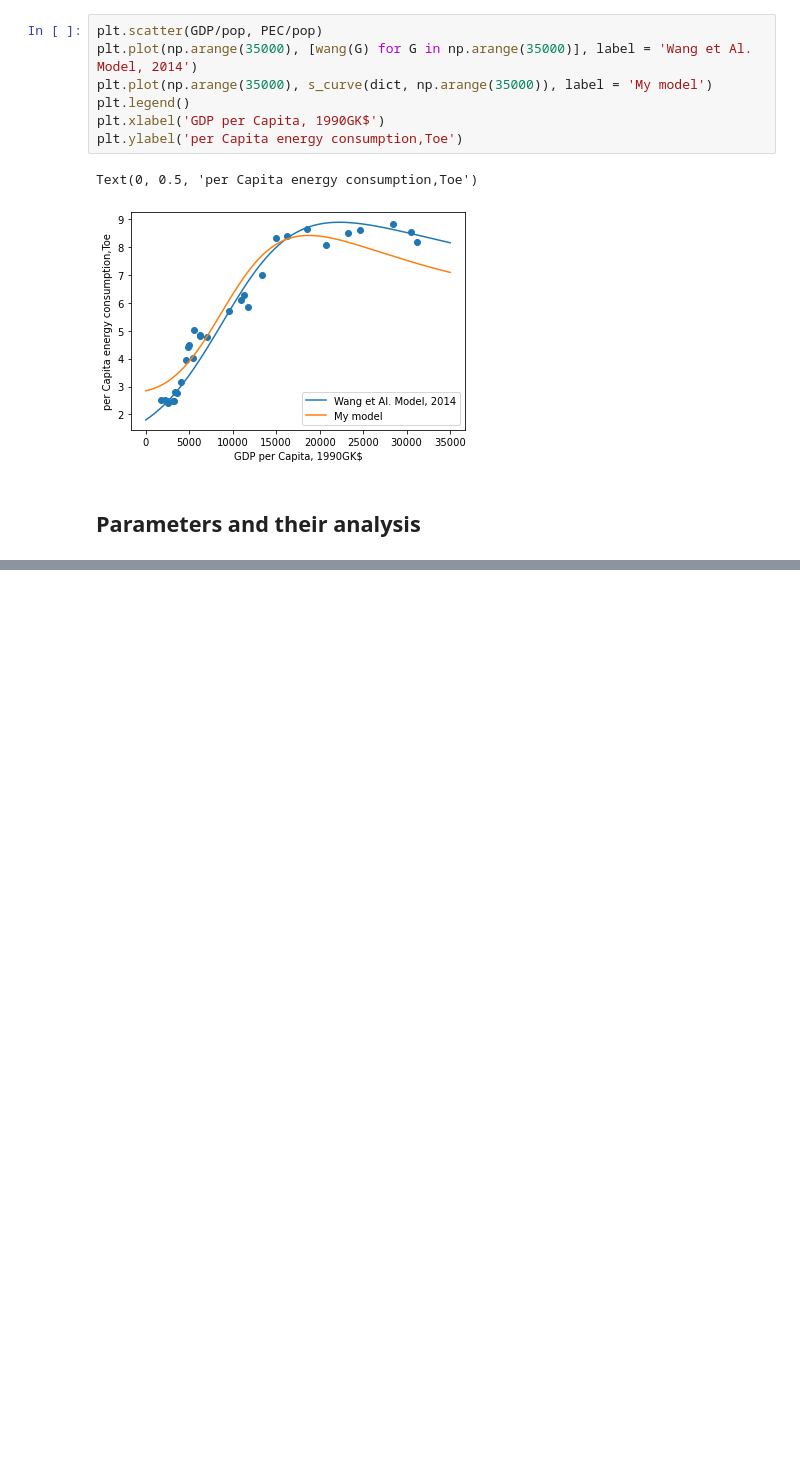
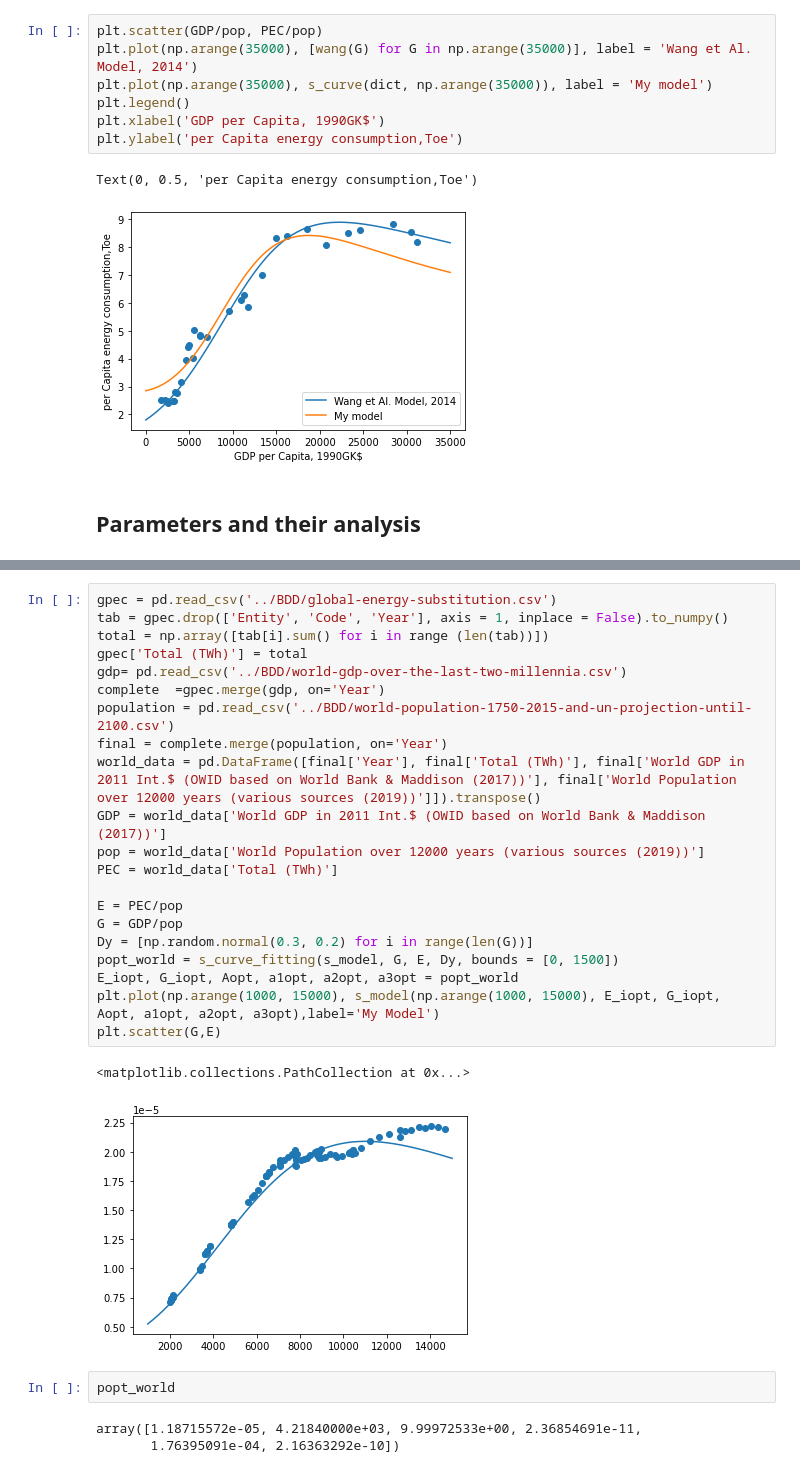
Before and after one commit to leatrin/EnergyLimits, a Jupyter notebook: Codes/S-curve-USA - cleanv.ipynb, the cells around one changed output, grey strips where cells are left out. Cells and saved outputs as stored; diff of their text form; blank space fills up the shorter version.

```diff
--- a/Codes/S-curve-USA - cleanv.ipynb
+++ b/Codes/S-curve-USA - cleanv.ipynb
@@ -172,0 +265,29 @@ Text(0, 0.5, 'per Capita energy consumption,Toe')
+# %%
+gpec = pd.read_csv('../BDD/global-energy-substitution.csv')
+tab = gpec.drop(['Entity', 'Code', 'Year'], axis = 1, inplace = False).to_numpy()
+total = np.array([tab[i].sum() for i in range (len(tab))])
+gpec['Total (TWh)'] = total
+gdp= pd.read_csv('../BDD/world-gdp-over-the-last-two-millennia.csv')
+complete  =gpec.merge(gdp, on='Year')
+population = pd.read_csv('../BDD/world-population-1750-2015-and-un-projection-until-2100.csv')
+final = complete.merge(population, on='Year')
+world_data = pd.DataFrame([final['Year'], final['Total (TWh)'], final['World GDP in 2011 Int.$ (OWID based on World Bank & Maddison (2017))'], final['World Population over 12000 years (various sources (2019))']]).transpose()
+GDP = world_data['World GDP in 2011 Int.$ (OWID based on World Bank & Maddison (2017))']
+pop = world_data['World Population over 12000 years (various sources (2019))']
+PEC = world_data['Total (TWh)']
+
+E = PEC/pop
+G = GDP/pop
+Dy = [np.random.normal(0.3, 0.2) for i in range(len(G))]
+popt_world = s_curve_fitting(s_model, G, E, Dy, bounds = [0, 1500])
+E_iopt, G_iopt, Aopt, a1opt, a2opt, a3opt = popt_world
+plt.plot(np.arange(1000, 15000), s_model(np.arange(1000, 15000), E_iopt, G_iopt, Aopt, a1opt, a2opt, a3opt),label='My Model')
+plt.scatter(G,E)
+# %% [output]
+<matplotlib.collections.PathCollection at 0x...>
+[figure, added]
+# %%
+popt_world
+# %% [output]
+array([1.18715572e-05, 4.21840000e+03, 9.99972533e+00, 2.36854691e-11,
+       1.76395091e-04, 2.16363292e-10])
```
Also changed, not shown: parts of 9 cells of this notebook, 6 other files.
